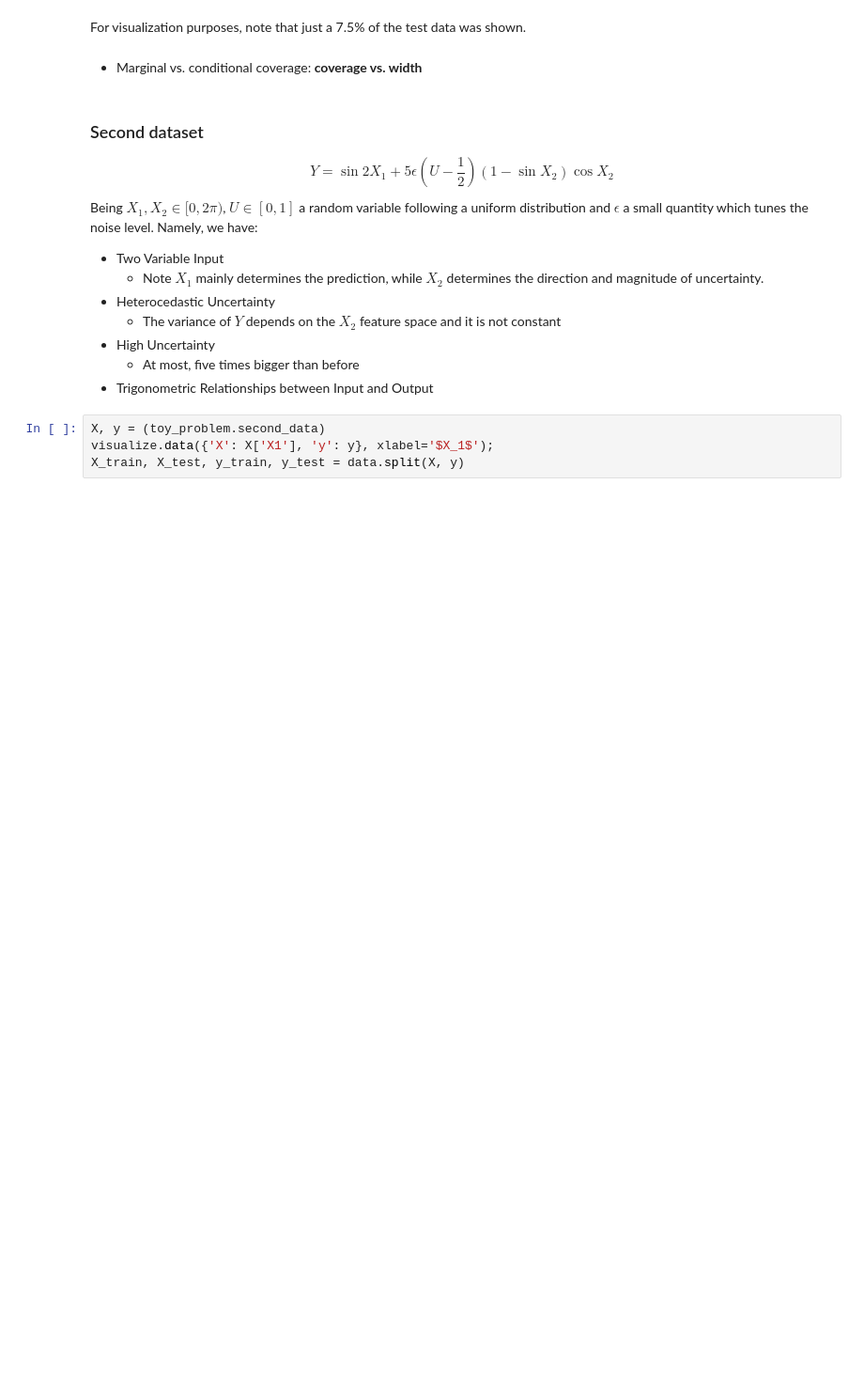
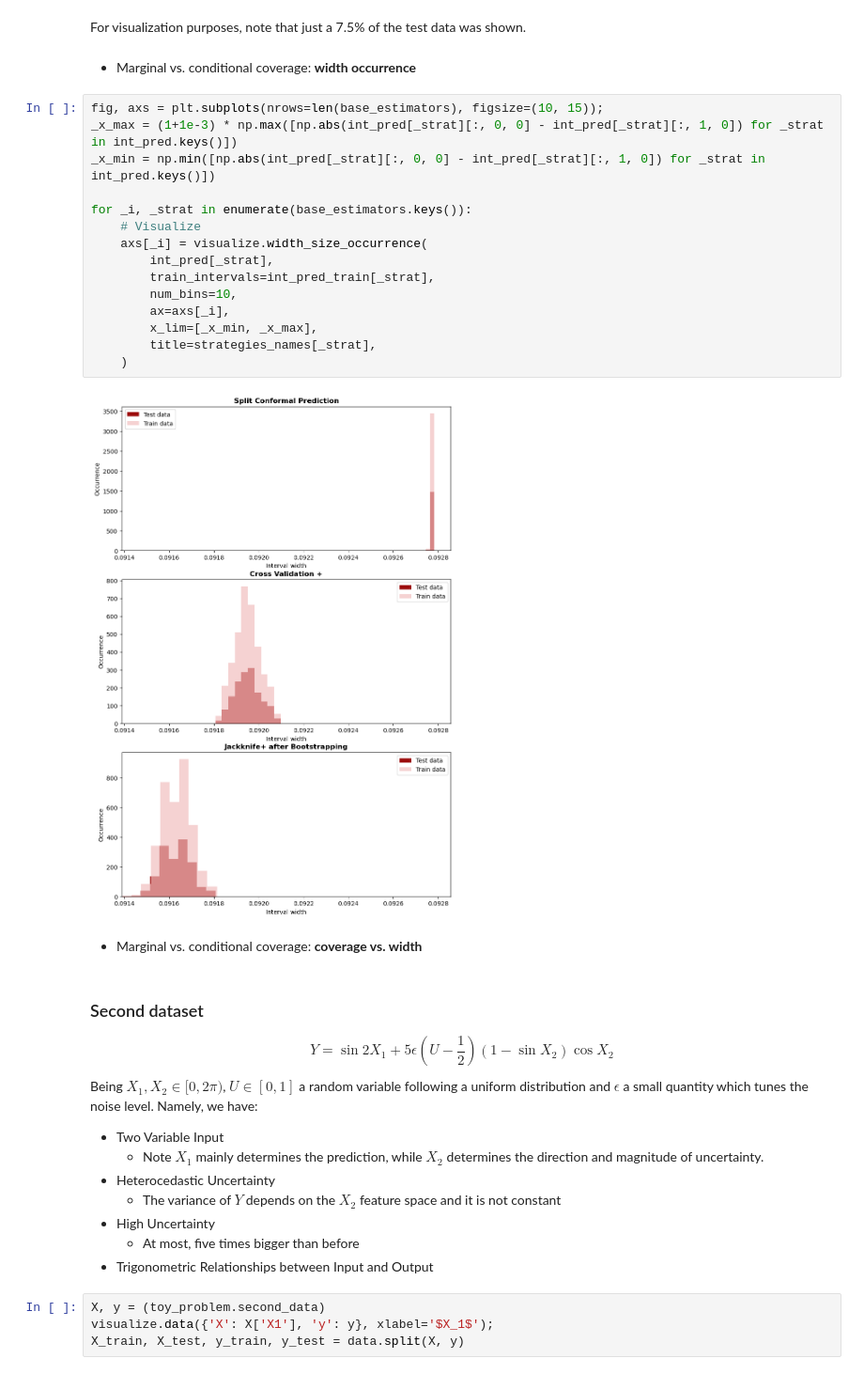
Before and after one commit to gcastro-98/conformal-prediction, a Jupyter notebook: run.ipynb, the cells around one changed output. Shown at 94% size. Cells and saved outputs as stored; diff of their text form; blank space fills up the shorter version.

```diff
--- a/run.ipynb
+++ b/run.ipynb
@@ -148,5 +164,24 @@ for _i, _strat in enumerate(strategies_names.keys()):
 # %% [markdown]
 For visualization purposes, note that just a 7.5% of the test data was shown.
+# %% [markdown]
+- Marginal vs. conditional coverage: **width occurrence**
+# %%
+fig, axs = plt.subplots(nrows=len(base_estimators), figsize=(10, 15));
+_x_max = (1+1e-3) * np.max([np.abs(int_pred[_strat][:, 0, 0] - int_pred[_strat][:, 1, 0]) for _strat in int_pred.keys()])
+_x_min = np.min([np.abs(int_pred[_strat][:, 0, 0] - int_pred[_strat][:, 1, 0]) for _strat in int_pred.keys()])
+
+for _i, _strat in enumerate(base_estimators.keys()):
+    # Visualize
+    axs[_i] = visualize.width_size_occurrence(
+        int_pred[_strat],
+        train_intervals=int_pred_train[_strat],
+        num_bins=10,
+        ax=axs[_i],
+        x_lim=[_x_min, _x_max],
+        title=strategies_names[_strat],
+    )
+# %% [output]
+[figure, added]
 # %% [markdown]
 - Marginal vs. conditional coverage: **coverage vs. width**
 # %% [markdown]
```
Also changed, not shown: parts of 4 cells of this notebook, 1 other file.
